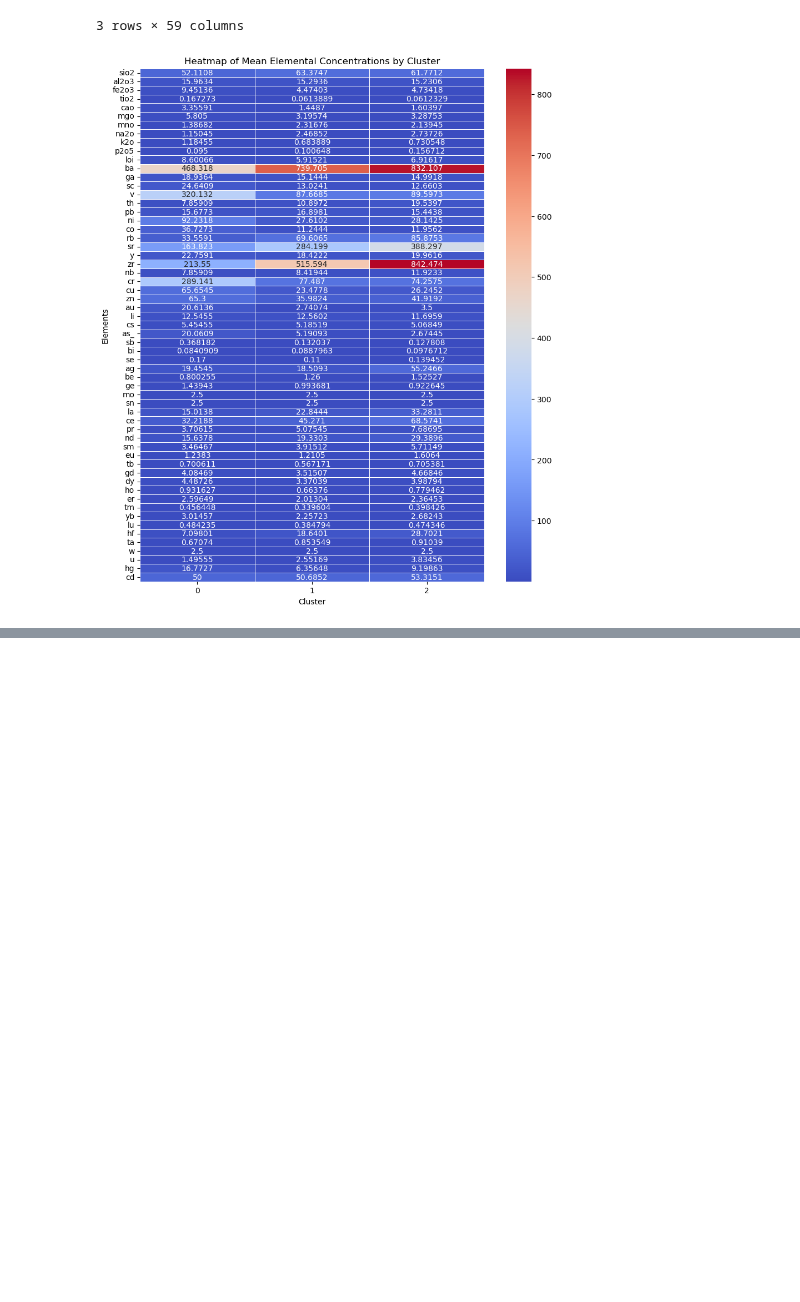
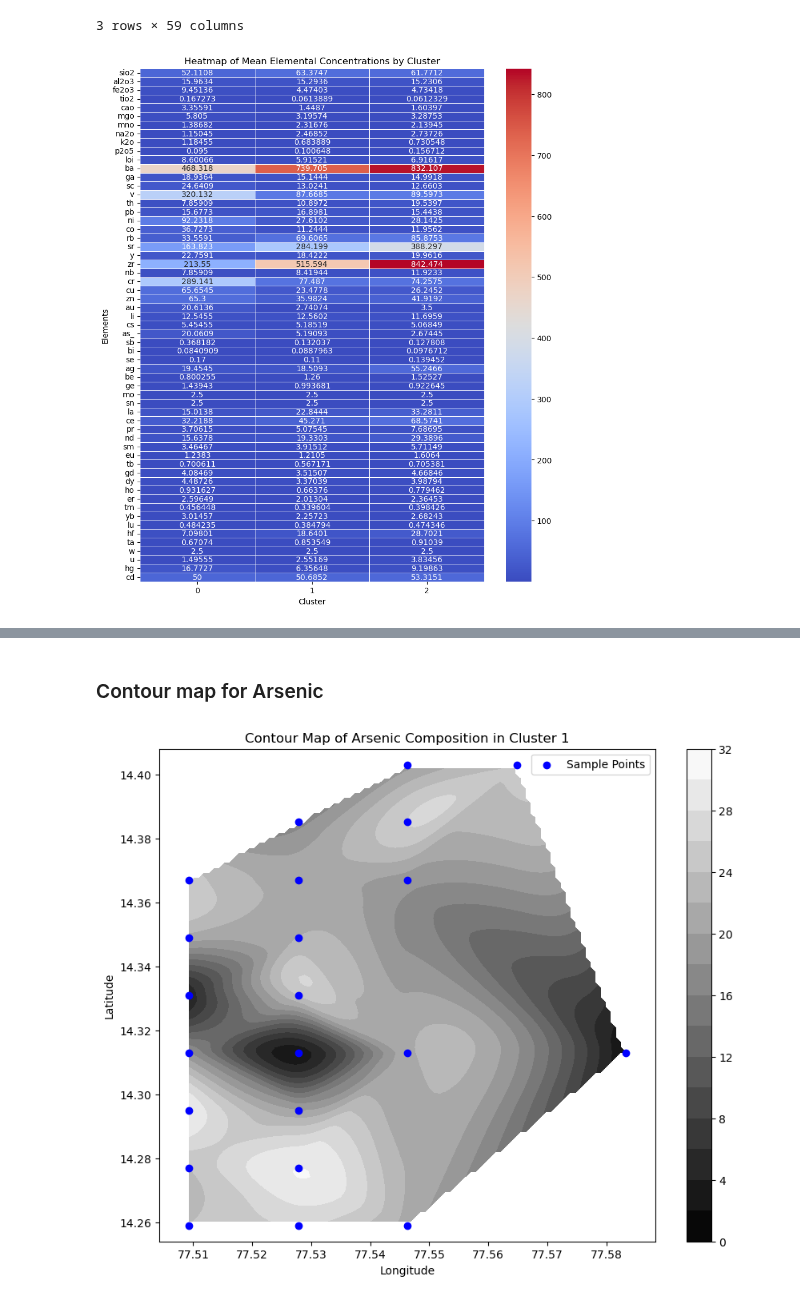
Before and after one commit to Ashish-Sasna/CMT-GSC-AI, a Jupyter notebook: Stream Sediment Analysis.ipynb, the cells around one changed output, grey strips where cells are left out. Drawn from its saved outputs; the diff is of its cells as text; code cells hidden in the pictures; blank space fills up the shorter version.

```diff
--- a/Stream Sediment Analysis.ipynb
+++ b/Stream Sediment Analysis.ipynb
@@ -177,0 +183,4 @@ elem_clstr_df
+# %%
+clstr1_df = str_sed_data[str_sed_data['cluster'] == 0][['gid', 'longitude', 'latitude'] + list(clstr1_elem_df.columns) + ['cluster']]
+clstr1_df.reset_index(inplace=True, drop='index')
+clstr1_df.head()
@@ -177,0 +291,43 @@ elem_clstr_df
+# %% [markdown]
+### Contour map for Arsenic
+# %%
+min_lat_limit = min(clstr1_df['latitude']) - 0.005
+max_lat_limit = max(clstr1_df['latitude']) + 0.005
+min_long_limit = min(clstr1_df['longitude']) - 0.005
+max_long_limit = max(clstr1_df['longitude']) + 0.005
+# %%
+element = 'as_'
+
+grid_x, grid_y = np.mgrid[
+    min_long_limit:max_long_limit:100j,  # 100j specifies 100 points in grid
+    min_lat_limit:max_lat_limit:100j
+]
+
+# Grid interpolation
+grid_z = griddata(
+    (clstr1_df['longitude'], clstr1_df['latitude']),
+    clstr1_df[element],
+    (grid_x, grid_y),
+    method='cubic'  # 'cubic' for smoother contour lines
+)
+# %%
+# Plotting
+plt.figure(figsize=(10, 8))
+cp = plt.contourf(grid_x,
+                  grid_y,
+                  grid_z,
+                  levels=15,
+                  cmap='gray')  # contour map
+
+plt.colorbar(cp)  # add colorbar
+plt.title(f'Contour Map of Arsenic Composition in Cluster 1')
+plt.xlabel('Longitude')
+plt.ylabel('Latitude')
+plt.scatter(clstr1_df['longitude'],
+            clstr1_df['latitude'],
+            color='blue',
+            label='Sample Points')  # data points
+plt.legend()
+plt.show()
+# %% [output]
+[figure, added]
```
Also changed, not shown: parts of 21 cells of this notebook, 6 other files.
